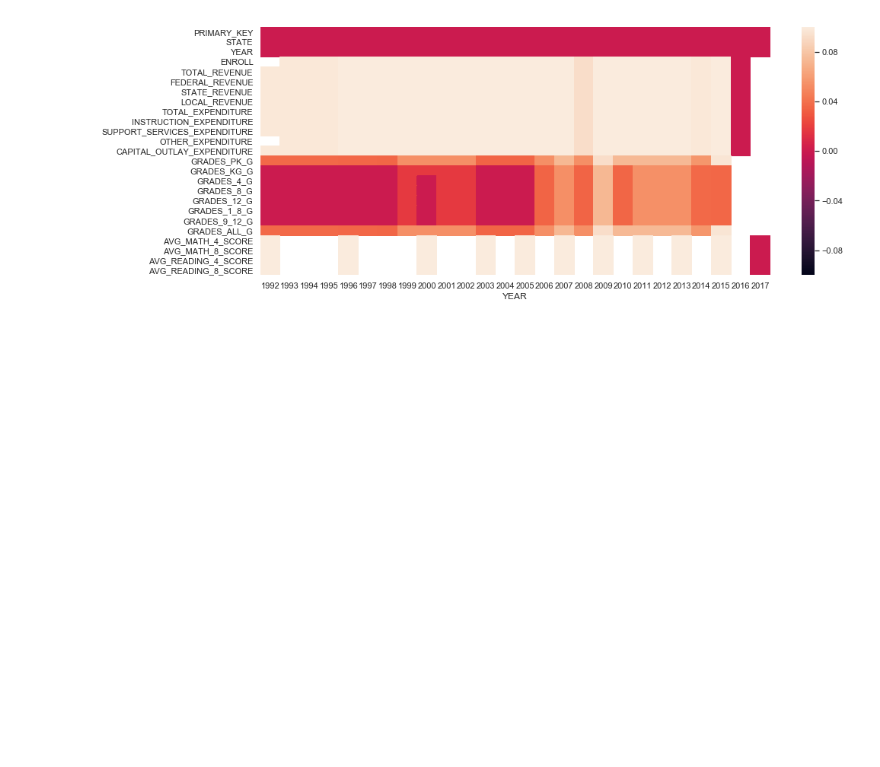
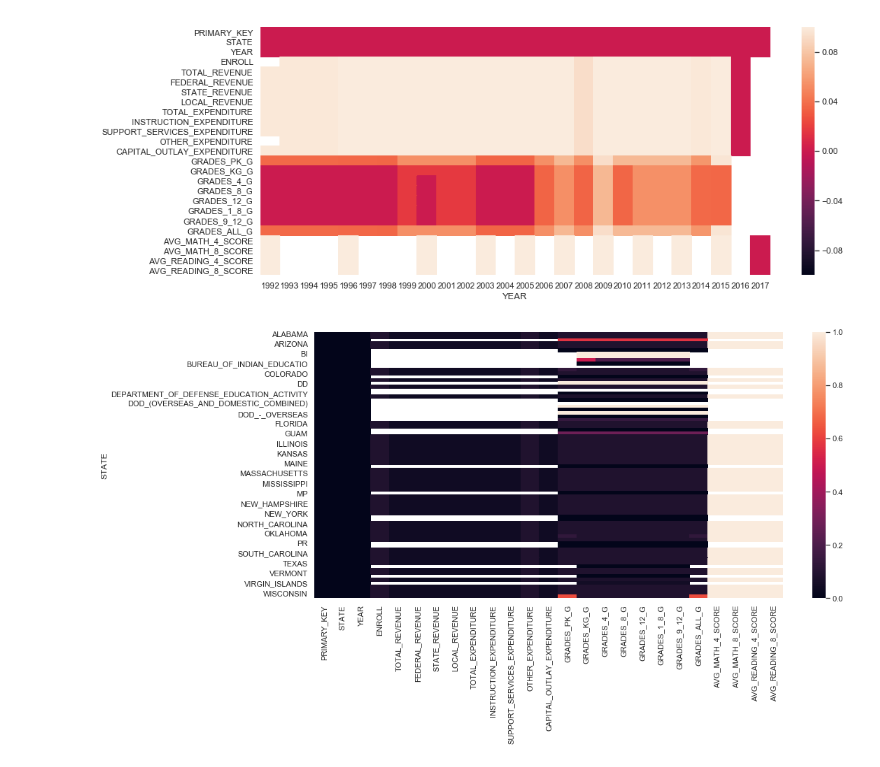
Before and after one commit to chrisoyer/thinkful_notes, a Jupyter notebook: Unit_2_supervised_learning/17.2_data_cleaning_drill.ipynb, the cells around one changed output. Cells and saved outputs as stored; diff of their text form; code cells hidden in the pictures; blank space fills up the shorter version.

Commit message:
added function to clean

```diff
--- a/Unit_2_supervised_learning/17.2_data_cleaning_drill.ipynb
+++ b/Unit_2_supervised_learning/17.2_data_cleaning_drill.ipynb
@@ -169,0 +184,15 @@ lambda x: if x.isna()
+# %%
+#create dataframe for year-aware cleaning
+usedu_multiyr_df = usedu_df
+
+remove_nonstate(usedu_multiyr_df)
+
+for column in usedu_multiyr_df.columns:
+    try:
+        usedu_multiyr_df[column] = usedu_multiyr_df.groupby(['STATE', 'YEAR'])[column].transform(lambda x: x.fillna(x.mean()))
+    except TypeError:
+        pass
+# %%
+plot_nulls(usedu_multiyr_df)
+# %% [output]
+[figure, added]
```
Also changed, not shown: parts of 10 cells of this notebook.
